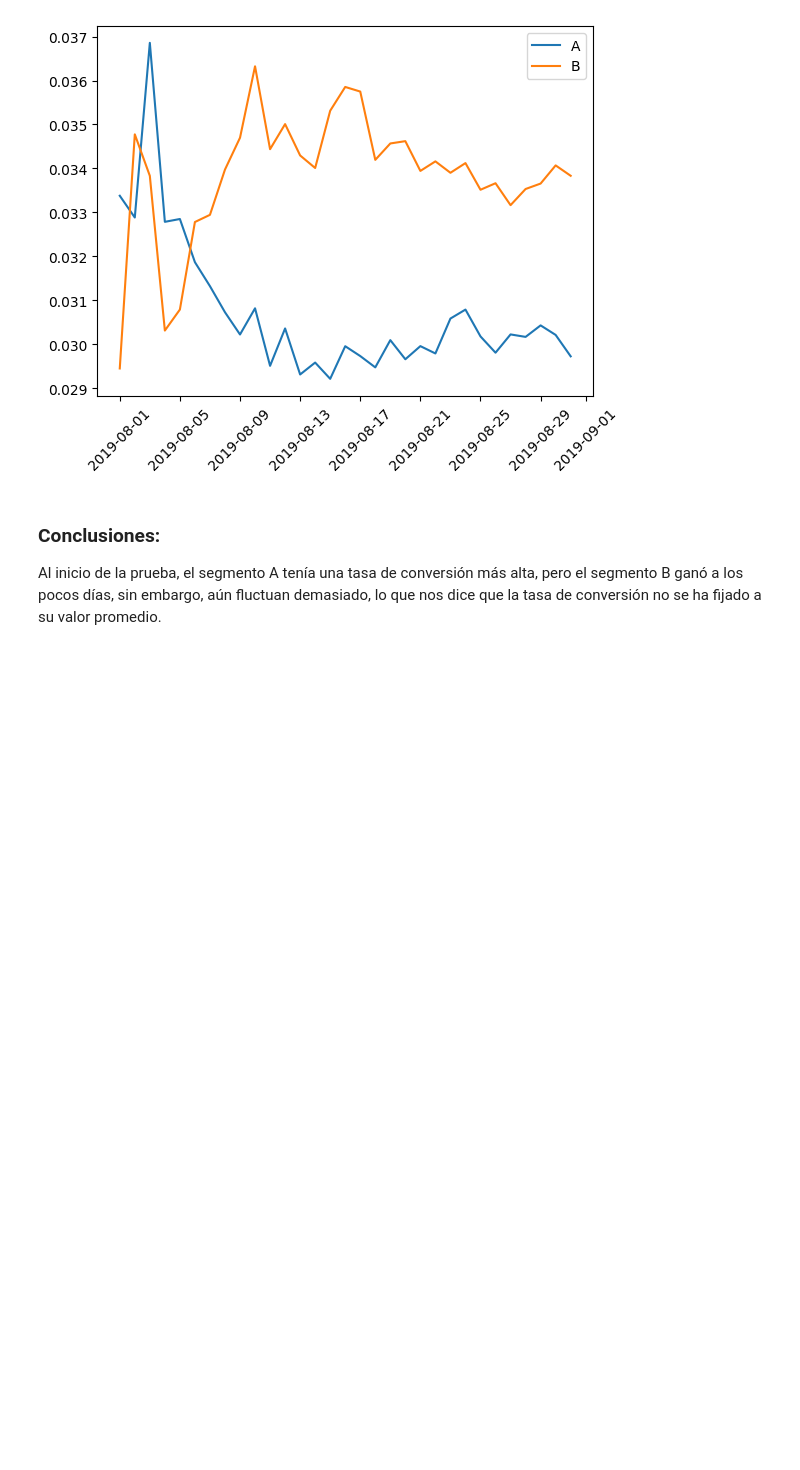
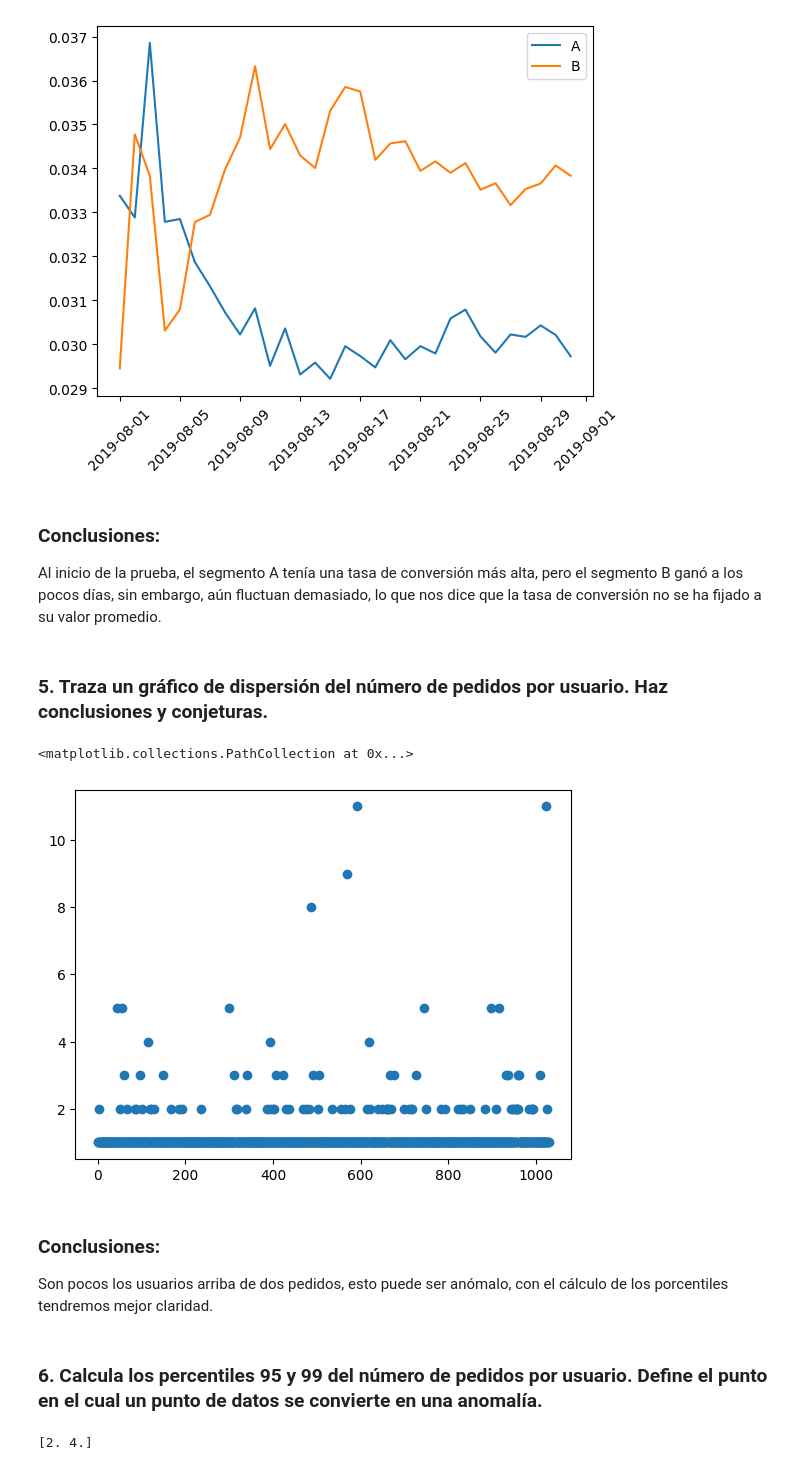
Before and after one commit to pedro-pali/Priorizar_hipotesis_y_Test_A-B, a Jupyter notebook: Proyecto_10.ipynb, the cells around one changed output. Drawn from its saved outputs; the diff is of its cells as text; code cells hidden in the pictures; blank space fills up the shorter version.

Commit message:
Proyecto finalizado, conclusiones finales

```diff
--- a/Proyecto_10.ipynb
+++ b/Proyecto_10.ipynb
@@ -353,3 +354,30 @@ plt.legend()
 # %% [markdown]
 ### Conclusiones:
 Al inicio de la prueba, el segmento A tenía una tasa de conversión más alta, pero el segmento B ganó a los pocos días, sin embargo, aún fluctuan demasiado, lo que nos dice que la tasa de conversión no se ha fijado a su valor promedio.
+# %% [markdown]
+### 5. Traza un gráfico de dispersión del número de pedidos por usuario. Haz conclusiones y conjeturas.
+# %%
+# Creamos una variable orderByuser donde almacenaremos el número de pedido por usuario
+ordersByUsers = (
+    orders.drop(['group', 'revenue', 'date'], axis=1)
+    .groupby('visitorId', as_index=False)
+    .agg({'transactionId': pd.Series.nunique})
+)
+ordersByUsers.columns = ['userId', 'orders']
+# %%
+# Graficamos
+x_values = pd.Series(range(0,len(ordersByUsers)))
+
+plt.scatter(x_values, ordersByUsers['orders'])
+# %% [output]
+<matplotlib.collections.PathCollection at 0x...>
+[figure, added]
+# %% [markdown]
+### Conclusiones:
+Son pocos los usuarios arriba de dos pedidos, esto puede ser anómalo, con el cálculo de los porcentiles tendremos mejor claridad.
+# %% [markdown]
+### 6. Calcula los percentiles 95 y 99 del número de pedidos por usuario. Define el punto en el cual un punto de datos se convierte en una anomalía.
+# %%
+print(np.percentile(ordersByUsers['orders'], [95, 99]))
+# %% [output]
+[2. 4.]
```
Also changed, not shown: parts of 23 cells of this notebook, 1 other file.
